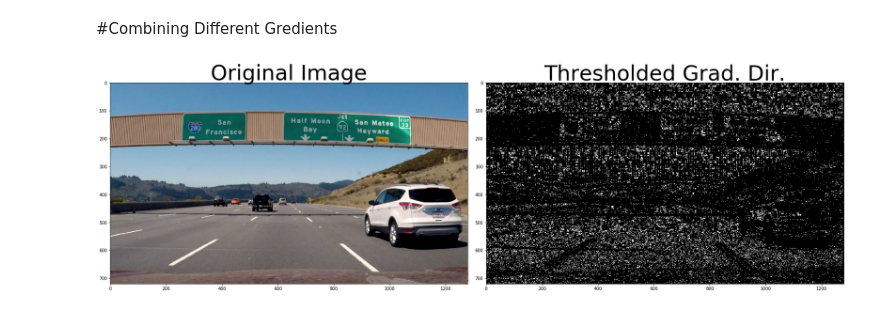
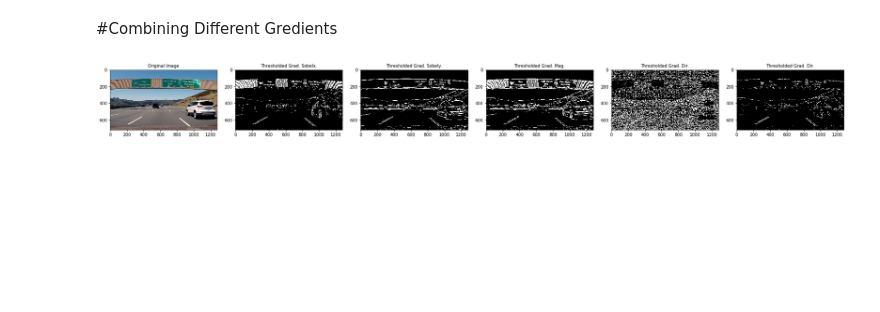
Before and after one commit to bhadreshpsavani/KPIT_Udacity_Demo_Quiz_Noteboook, a Jupyter notebook: DifferentKindofGradientsSDC.ipynb, the cells around one changed output. Saved outputs shown, nothing was run; the diff lists cells and outputs as text; code cells hidden in the pictures; blank space fills up the shorter version.

```diff
--- a/DifferentKindofGradientsSDC.ipynb
+++ b/DifferentKindofGradientsSDC.ipynb
@@ -60,32 +60,32 @@ def dir_threshold(image, sobel_kernel=3, thresh=(0, np.pi/2)):
 # Choose a Sobel kernel size
 ksize = 3 # Choose a larger odd number to smooth gradient measurements
 
-thresh = (0.7, 1.3)
+thresh = (20, 100)
 # Apply each of the thresholding functions
 gradx = abs_sobel_thresh(image, orient='x', sobel_kernel=ksize, thresh=thresh)
 grady = abs_sobel_thresh(image, orient='y', sobel_kernel=ksize, thresh=thresh)
 mag_binary = mag_thresh(image, sobel_kernel=ksize, mag_thresh=thresh)
-dir_binary = dir_threshold(image, sobel_kernel=ksize, thresh=thresh)
+dir_binary = dir_threshold(image, sobel_kernel=ksize, thresh=(0.7, 1.3))
 # %% [markdown]
 #Combining Different Gredients
 # %%
 combined = np.zeros_like(dir_binary)
 combined[((gradx == 1) & (grady == 1)) | ((mag_binary == 1) & (dir_binary == 1))] = 1
 # %%
-f, (ax1,ax6) = plt.subplots(1,2, figsize=(24, 9))
+f, (ax1,ax2,ax3, ax4, ax5, ax6) = plt.subplots(1,6, figsize=(24, 9))
 f.tight_layout()
 ax1.imshow(image)
-ax1.set_title('Original Image', fontsize=50)
-# ax2.imshow(gradx, cmap='gray')
-# ax2.set_title('Thresholded Grad. Sobelx.', fontsize=50)
-# ax3.imshow(grady, cmap='gray')
-# ax3.set_title('Thresholded Grad. Sobely.', fontsize=50)
-# ax4.imshow(mag_binary, cmap='gray')
-# ax4.set_title('Thresholded Grad. Mag.', fontsize=50)
-# ax5.imshow(dir_binary, cmap='gray')
-# ax5.set_title('Thresholded Grad. Dir.', fontsize=50)
+ax1.set_title('Original Image', fontsize=10)
+ax2.imshow(gradx, cmap='gray')
+ax2.set_title('Thresholded Grad. Sobelx.', fontsize=10)
+ax3.imshow(grady, cmap='gray')
+ax3.set_title('Thresholded Grad. Sobely.', fontsize=10)
+ax4.imshow(mag_binary, cmap='gray')
+ax4.set_title('Thresholded Grad. Mag.', fontsize=10)
+ax5.imshow(dir_binary, cmap='gray')
+ax5.set_title('Thresholded Grad. Dir.', fontsize=10)
 ax6.imshow(combined, cmap='gray')
-ax6.set_title('Thresholded Grad. Dir.', fontsize=50)
+ax6.set_title('Thresholded Grad. Dir.', fontsize=10)
 plt.subplots_adjust(left=0., right=1, top=0.9, bottom=0.)
 # %% [output]
-[figure, old version]
+[figure, new version]
```
